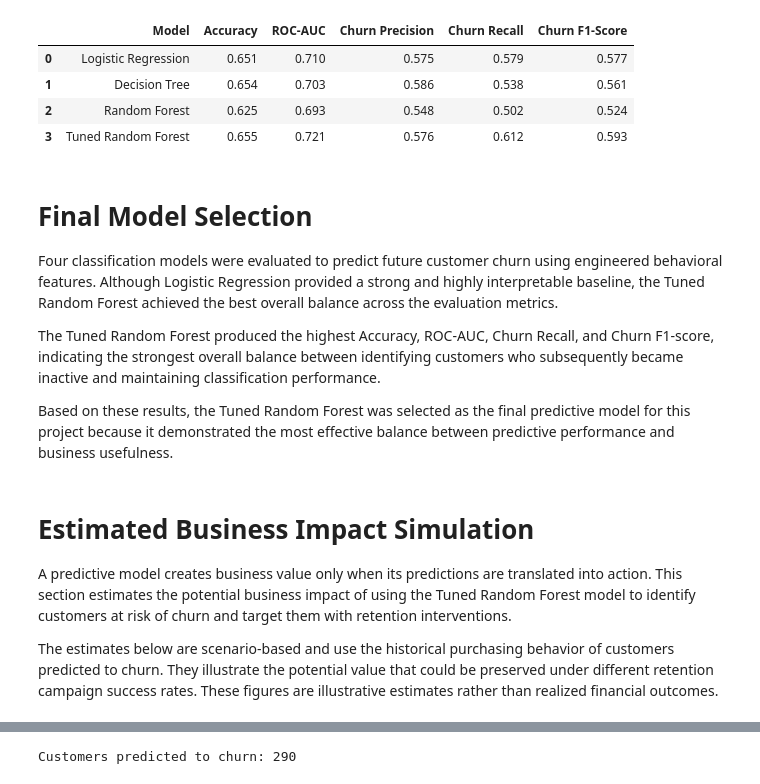
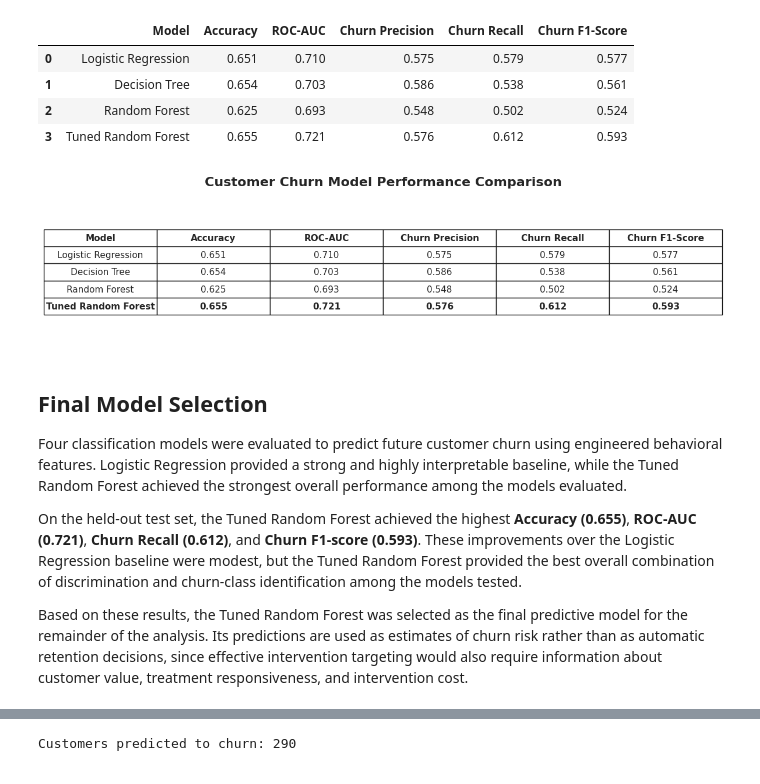
Before and after one commit to codemaame/customer-churn-prediction, a Jupyter notebook: customer_churn_prediction.ipynb, the cells around one changed output, grey strips where cells are left out. Cells and saved outputs as stored; diff of their text form; code cells hidden in the pictures.

```diff
--- a/customer_churn_prediction.ipynb
+++ b/customer_churn_prediction.ipynb
@@ -3336,17 +3411,70 @@ comparison_df
 | 1 | Decision Tree | 0.654 | 0.703 | 0.586 | 0.538 | 0.561 |
 | 2 | Random Forest | 0.625 | 0.693 | 0.548 | 0.502 | 0.524 |
 | 3 | Tuned Random Forest | 0.655 | 0.721 | 0.576 | 0.612 | 0.593 |
+# %%
+# Create a presentation-ready model comparison table
+
+model_comparison_display = comparison_df.copy()
+
+# Format metric values to three decimal places
+metric_columns = [
+    "Accuracy",
+    "ROC-AUC",
+    "Churn Precision",
+    "Churn Recall",
+    "Churn F1-Score"
+]
+
+for col in metric_columns:
+    model_comparison_display[col] = model_comparison_display[col].map(
+        lambda x: f"{x:.3f}"
+    )
+
+fig, ax = plt.subplots(figsize=(12, 3.2))
+ax.axis("off")
+
+table = ax.table(
+    cellText=model_comparison_display.values,
+    colLabels=model_comparison_display.columns,
+    cellLoc="center",
+    colLoc="center",
+    loc="center"
+)
+
+table.auto_set_font_size(False)
+table.set_fontsize(11)
+table.scale(1, 1.8)
+
+# Emphasize column headings
+for j in range(len(model_comparison_display.columns)):
+    table[(0, j)].set_text_props(weight="bold")
+
+# Emphasize the selected Tuned Random Forest row
+selected_row = (
+    model_comparison_display
+    .index[model_comparison_display["Model"] == "Tuned Random Forest"][0]
+    + 1
+)
+
+for j in range(len(model_comparison_display.columns)):
+    table[(selected_row, j)].set_text_props(weight="bold")
+
+plt.title(
+    "Customer Churn Model Performance Comparison",
+    fontsize=16,
+    fontweight="bold",
+    pad=20
+)
+
+plt.tight_layout()
+plt.show()
+# %% [output]
+[figure, added]
 # %% [markdown]
-# Final Model Selection
+## Final Model Selection
 
-Four classification models were evaluated to predict future customer churn using engineered behavioral features. Although Logistic Regression provided a strong and highly interpretable baseline, the Tuned Random Forest achieved the best overall balance across the evaluation metrics.
+Four classification models were evaluated to predict future customer churn using engineered behavioral features. Logistic Regression provided a strong and highly interpretable baseline, while the Tuned Random Forest achieved the strongest overall performance among the models evaluated.
 
-The Tuned Random Forest produced the highest Accuracy, ROC-AUC, Churn Recall, and Churn F1-score, indicating the strongest overall balance between identifying customers who subsequently became inactive and maintaining classification performance.
+On the held-out test set, the Tuned Random Forest achieved the highest **Accuracy (0.655)**, **ROC-AUC (0.721)**, **Churn Recall (0.612)**, and **Churn F1-score (0.593)**. These improvements over the Logistic Regression baseline were modest, but the Tuned Random Forest provided the best overall combination of discrimination and churn-class identification among the models tested.
 
-Based on these results, the Tuned Random Forest was selected as the final predictive model for this project because it demonstrated the most effective balance between predictive performance and business usefulness.
+Based on these results, the Tuned Random Forest was selected as the final predictive model for the remainder of the analysis. Its predictions are used as estimates of churn risk rather than as automatic retention decisions, since effective intervention targeting would also require information about customer value, treatment responsiveness, and intervention cost.
-# %% [markdown]
-# Estimated Business Impact Simulation
-
-A predictive model creates business value only when its predictions are translated into action. This section estimates the potential business impact of using the Tuned Random Forest model to identify customers at risk of churn and target them with retention interventions.
-
-The estimates below are scenario-based and use the historical purchasing behavior of customers predicted to churn. They illustrate the potential value that could be preserved under different retention campaign success rates. These figures are illustrative estimates rather than realized financial outcomes.
```
Also changed, not shown: parts of 57 cells of this notebook.
